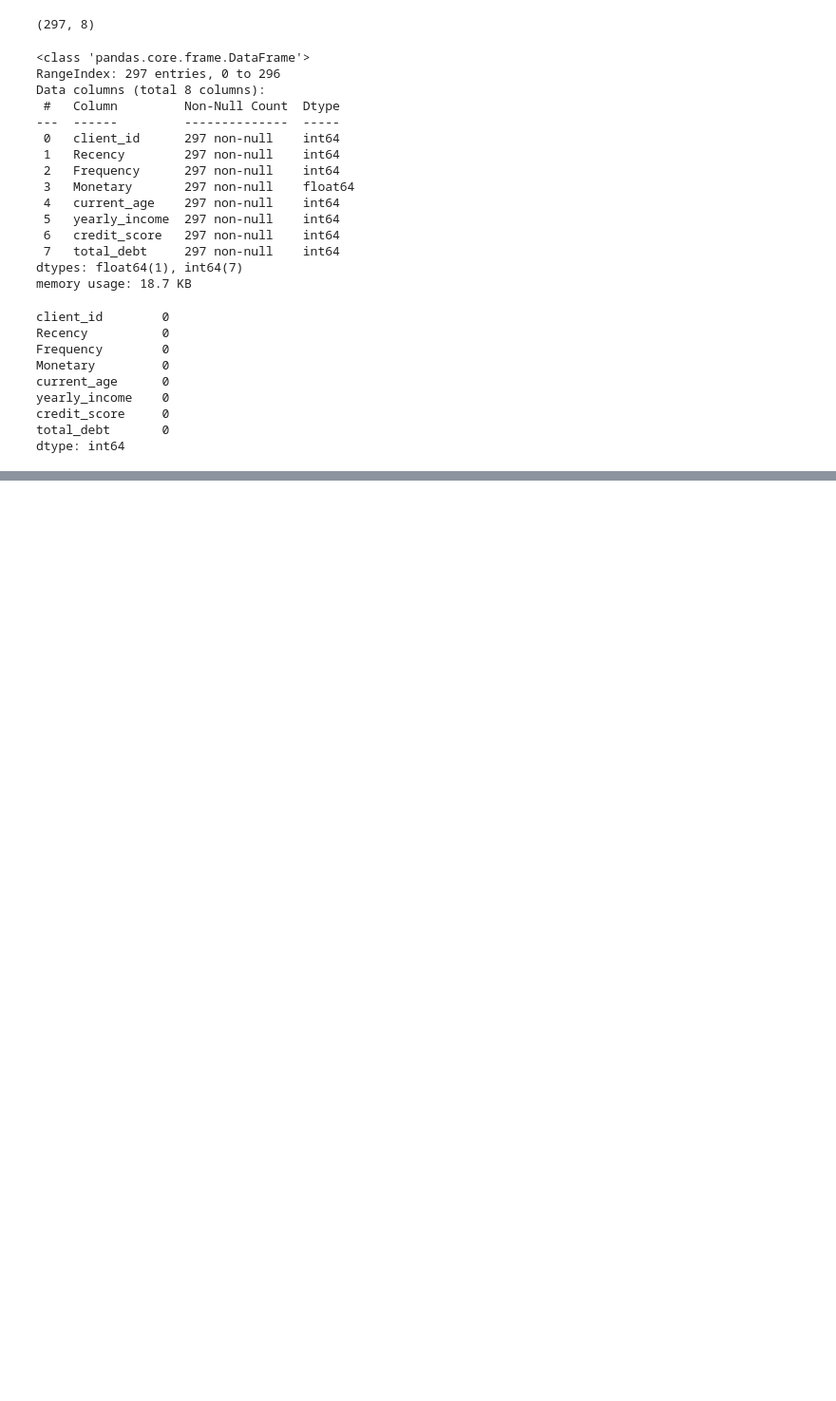
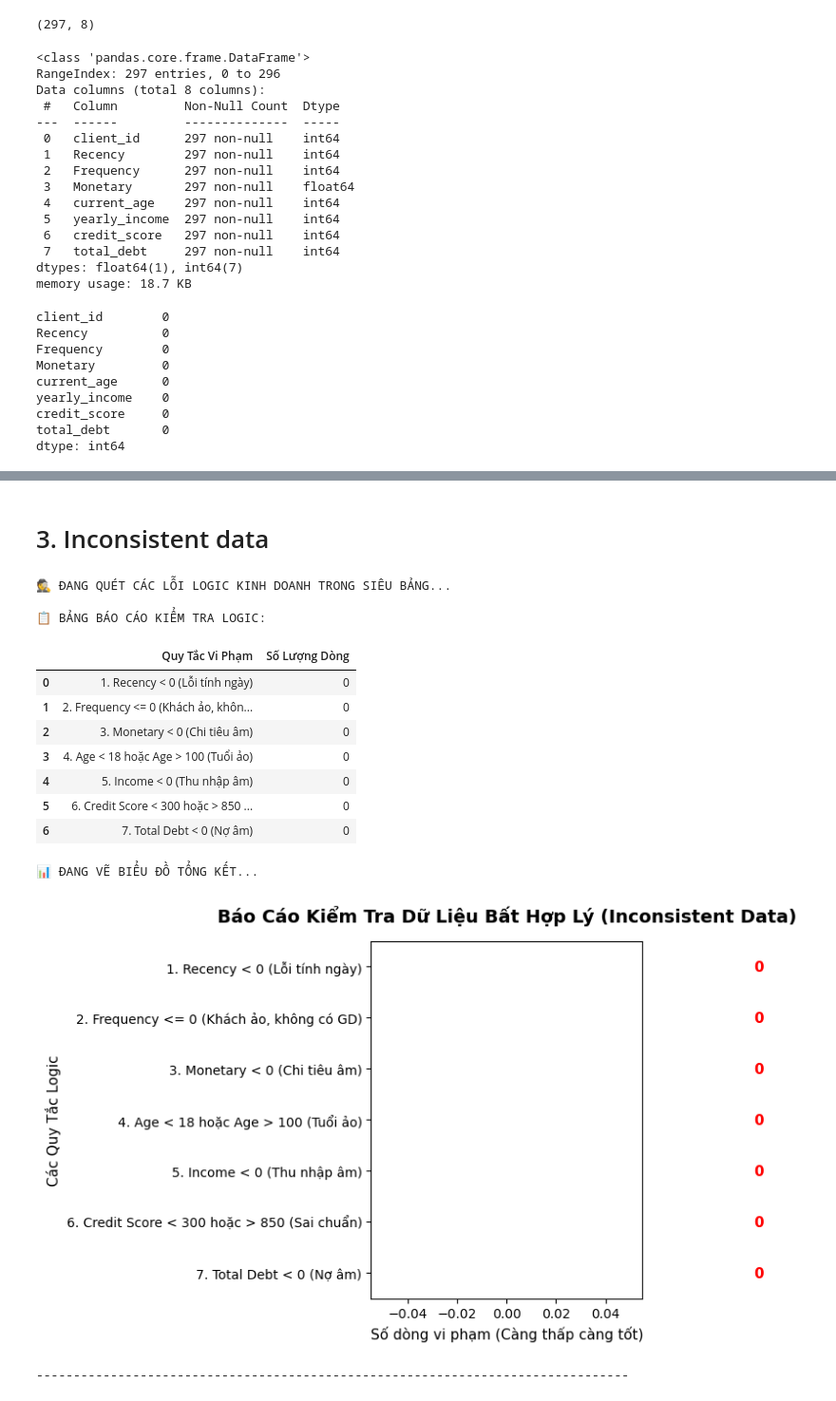
Before and after one commit to PhucBinhhh/DACS_2026, a Jupyter notebook: source_code/02_KMeans_Modeling.ipynb, the cells around one changed output, grey strips where cells are left out. Shown at 95% size. Drawn from its saved outputs; the diff is of its cells as text; code cells hidden in the pictures; blank space fills up the shorter version.

```diff
--- a/source_code/02_KMeans_Modeling.ipynb
+++ b/source_code/02_KMeans_Modeling.ipynb
@@ -68,0 +192,73 @@ dtype: int64
+# %% [markdown]
+# 3. Inconsistent data
+# %%
+# ==============================================================================
+# KIỂM TRA LỖI LOGIC NGHIỆP VỤ (INCONSISTENT DATA) VÀ TRỰC QUAN HÓA
+# ==============================================================================
+import pandas as pd
+import numpy as np
+import matplotlib.pyplot as plt
+import seaborn as sns
+import warnings
+warnings.filterwarnings('ignore')
+
+print("🕵️ ĐANG QUÉT CÁC LỖI LOGIC KINH DOANH TRONG SIÊU BẢNG...\n")
+
+# 1. ĐỊNH NGHĨA CÁC QUY TẮC LOGIC (BUSINESS RULES)
+# Chú ý: Dấu | nghĩa là HOẶC (Or)
+inconsistencies = {
+    '1. Recency < 0 (Lỗi tính ngày)': (df_master['Recency'] < 0).sum(),
+    '2. Frequency <= 0 (Khách ảo, không có GD)': (df_master['Frequency'] <= 0).sum(),
+    '3. Monetary < 0 (Chi tiêu âm)': (df_master['Monetary'] < 0).sum(),
+    '4. Age < 18 hoặc Age > 100 (Tuổi ảo)': ((df_master['current_age'] < 18) | (df_master['current_age'] > 100)).sum(),
+    '5. Income < 0 (Thu nhập âm)': (df_master['yearly_income'] < 0).sum(),
+    '6. Credit Score < 300 hoặc > 850 (Sai chuẩn)': ((df_master['credit_score'] < 300) | (df_master['credit_score'] > 850)).sum(),
+    '7. Total Debt < 0 (Nợ âm)': (df_master['total_debt'] < 0).sum()
+}
+
+# Chuyển đổi thành DataFrame để dễ báo cáo
+df_incon = pd.DataFrame(list(inconsistencies.items()), columns=['Quy Tắc Vi Phạm', 'Số Lượng Dòng'])
+
+print("📋 BẢNG BÁO CÁO KIỂM TRA LOGIC:")
+display(df_incon)
+
+# 2. TRỰC QUAN HÓA BÁO CÁO
+print("\n📊 ĐANG VẼ BIỂU ĐỒ TỔNG KẾT...")
+plt.figure(figsize=(10, 5))
+
+# Vẽ biểu đồ thanh ngang (Barplot)
+ax = sns.barplot(x='Số Lượng Dòng', y='Quy Tắc Vi Phạm', data=df_incon, color='salmon')
+
+# Trang trí biểu đồ
+plt.title('Báo Cáo Kiểm Tra Dữ Liệu Bất Hợp Lý (Inconsistent Data)', fontsize=14, fontweight='bold', pad=15)
+plt.xlabel('Số dòng vi phạm (Càng thấp càng tốt)', fontsize=11)
+plt.ylabel('Các Quy Tắc Logic', fontsize=11)
+
+# Thêm con số trực tiếp lên thanh biểu đồ
+for p in ax.patches:
+    width = p.get_width()
+    # Chỉ in số nếu lớn hơn 0, hoặc in số 0 ở ngay sát trục tọa độ
+    plt.text(width + 0.1 if width > 0 else 0.1,
+             p.get_y() + p.get_height() / 2,
+             f'{int(width)}',
+             va='center', fontsize=11, fontweight='bold', color='red')
+
+plt.tight_layout()
+plt.show()
+
+print("-" * 80)
+# %% [output]
+🕵️ ĐANG QUÉT CÁC LỖI LOGIC KINH DOANH TRONG SIÊU BẢNG...
+
+📋 BẢNG BÁO CÁO KIỂM TRA LOGIC:
+|  | Quy Tắc Vi Phạm | Số Lượng Dòng |
+| 0 | 1. Recency < 0 (Lỗi tính ngày) | 0 |
+| 1 | 2. Frequency <= 0 (Khách ảo, khôn... | 0 |
+| 2 | 3. Monetary < 0 (Chi tiêu âm) | 0 |
+| 3 | 4. Age < 18 hoặc Age > 100 (Tuổi ảo) | 0 |
+| 4 | 5. Income < 0 (Thu nhập âm) | 0 |
+| 5 | 6. Credit Score < 300 hoặc > 850 ... | 0 |
+| 6 | 7. Total Debt < 0 (Nợ âm) | 0 |
+📊 ĐANG VẼ BIỂU ĐỒ TỔNG KẾT...
+[figure, added]
+--------------------------------------------------------------------------------
```
Also changed, not shown: parts of 20 cells of this notebook, 1 other file.
